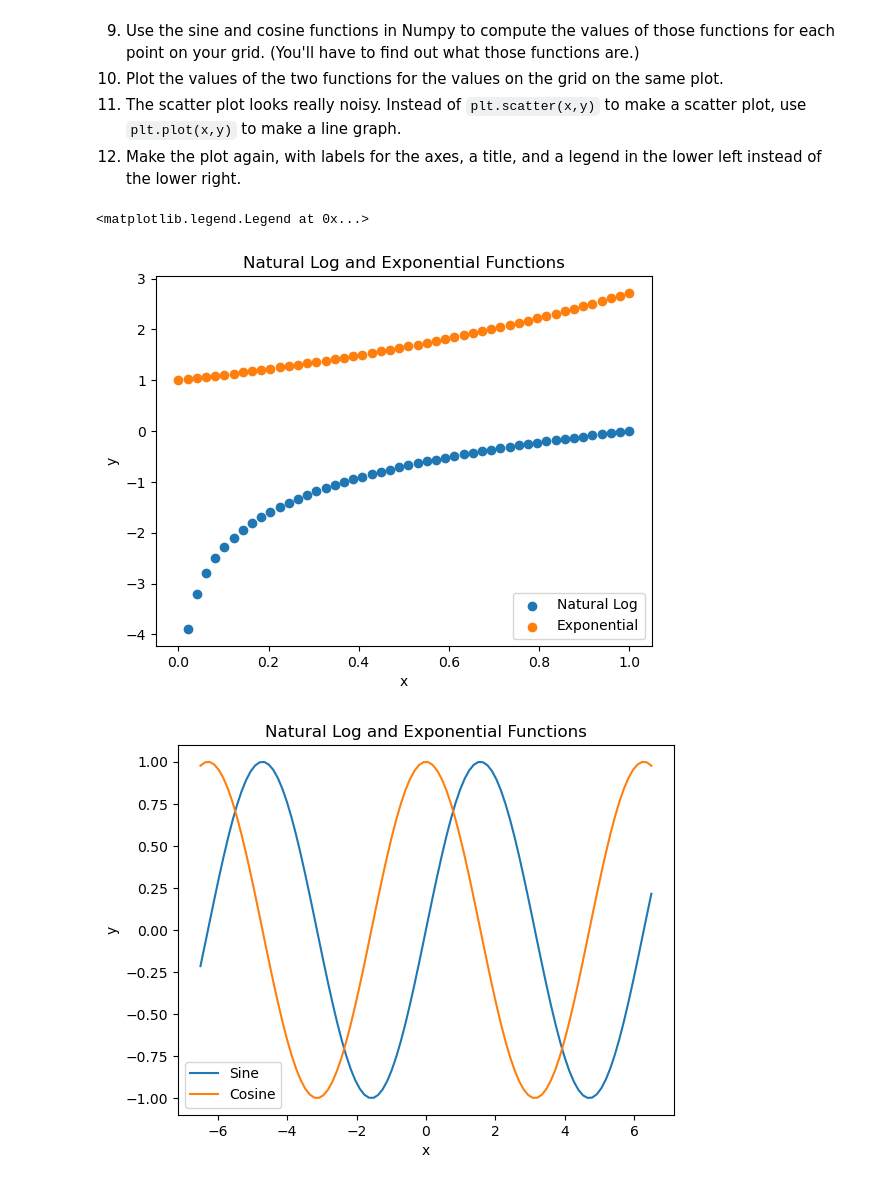
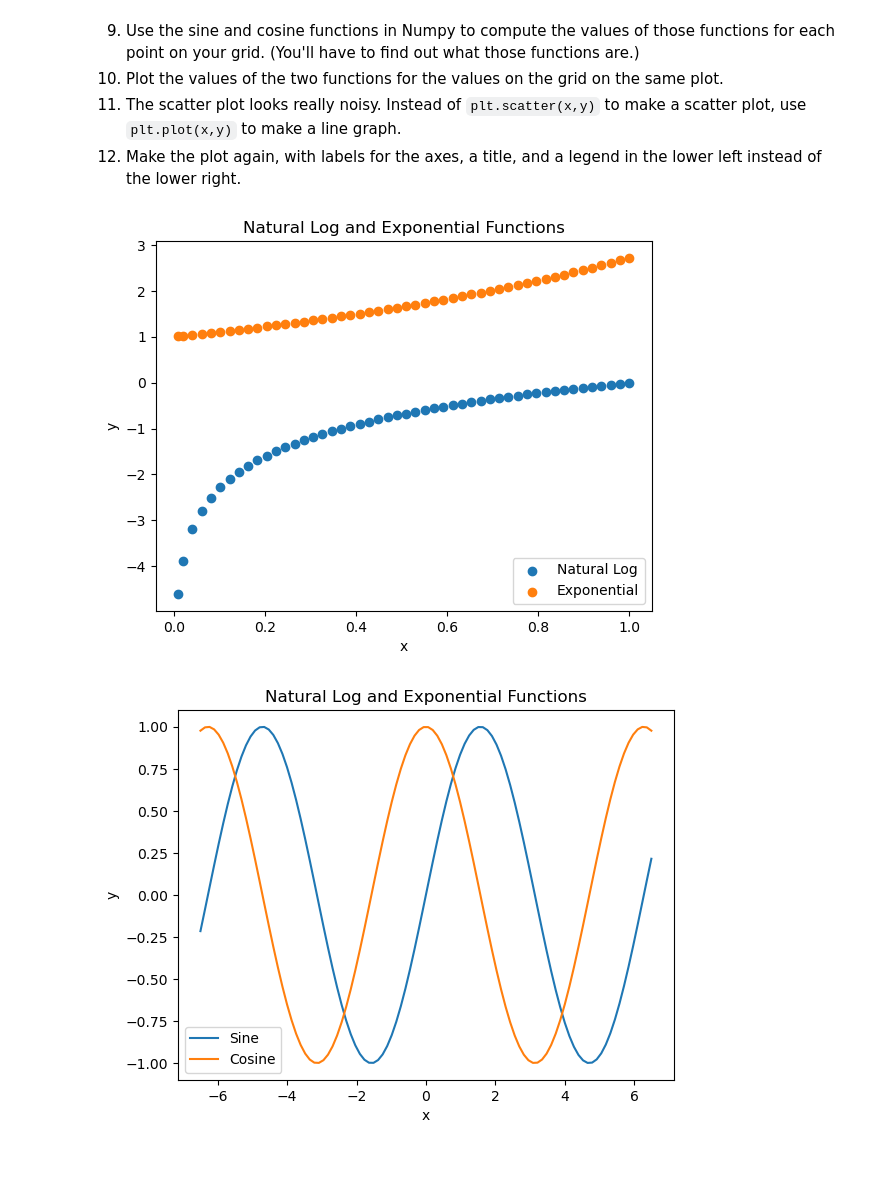
Before and after one commit to evaterry4/programming, a Jupyter notebook: assignment/assignment_programming.ipynb, the cells around one changed output. Drawn from its saved outputs; the diff is of its cells as text; code cells hidden in the pictures.

```diff
--- a/assignment/assignment_programming.ipynb
+++ b/assignment/assignment_programming.ipynb
@@ -37,19 +37,19 @@ import numpy as np
 import matplotlib.pyplot as plt
 # %%
 x = np.linspace(0,1,50) # create a grid from 0 to 1 of 50 points
+x[0] = 0.01 # overwriting the first value since a log of 0 is undefined
 y = np.log(x)
 z = np.exp(x)
 import matplotlib.pyplot as plt # Import pyplot from matplotlib as plt
 plt.scatter(x,y, label="Natural Log") # Create scatterplot
 plt.scatter(x,z, label="Exponential")
 plt.xlabel("x")
 plt.ylabel("y")
 plt.title("Natural Log and Exponential Functions")
 plt.legend(loc = 'lower right')
 plt.show()
 # %% [output]
-<matplotlib.legend.Legend at 0x...>
-[figure, old version]
+[figure, new version]
 # %%
 x = np.linspace(-6.5,6.5,100) # create a grid from -6.5 to 6.5 of 100 points
 y = np.sin(x)
```
